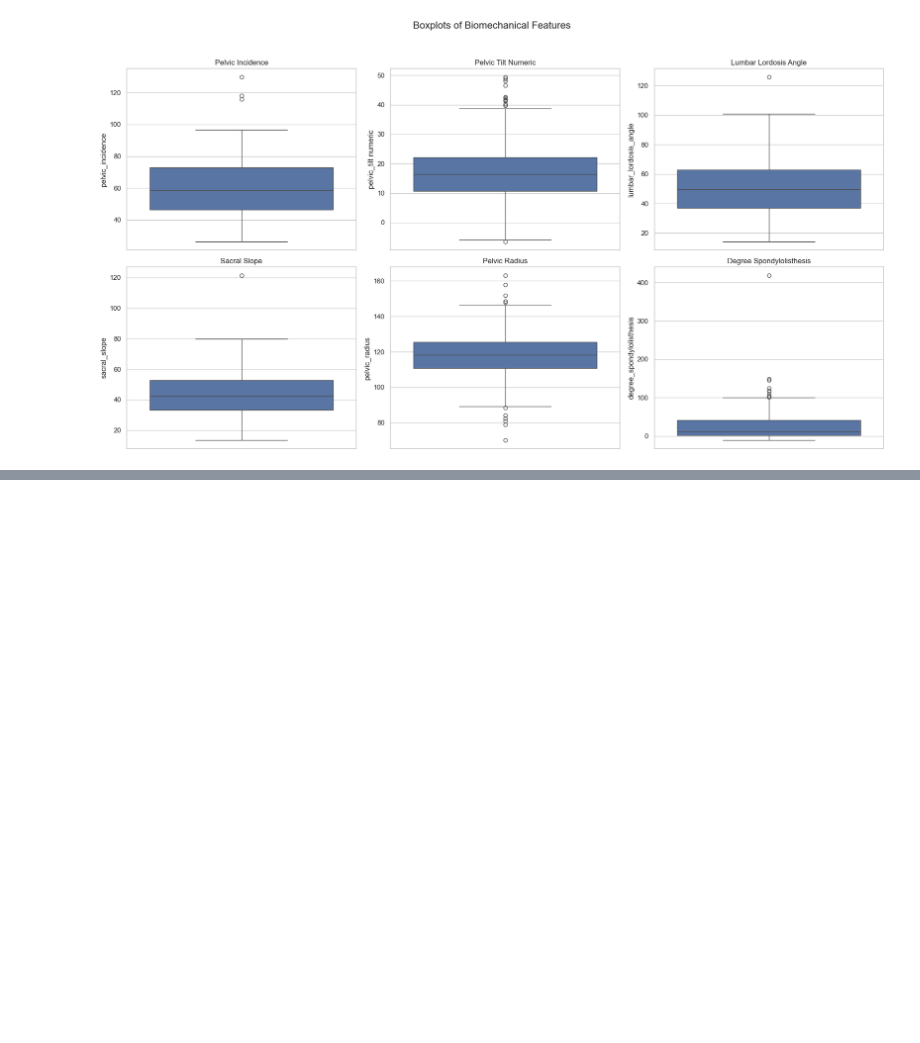
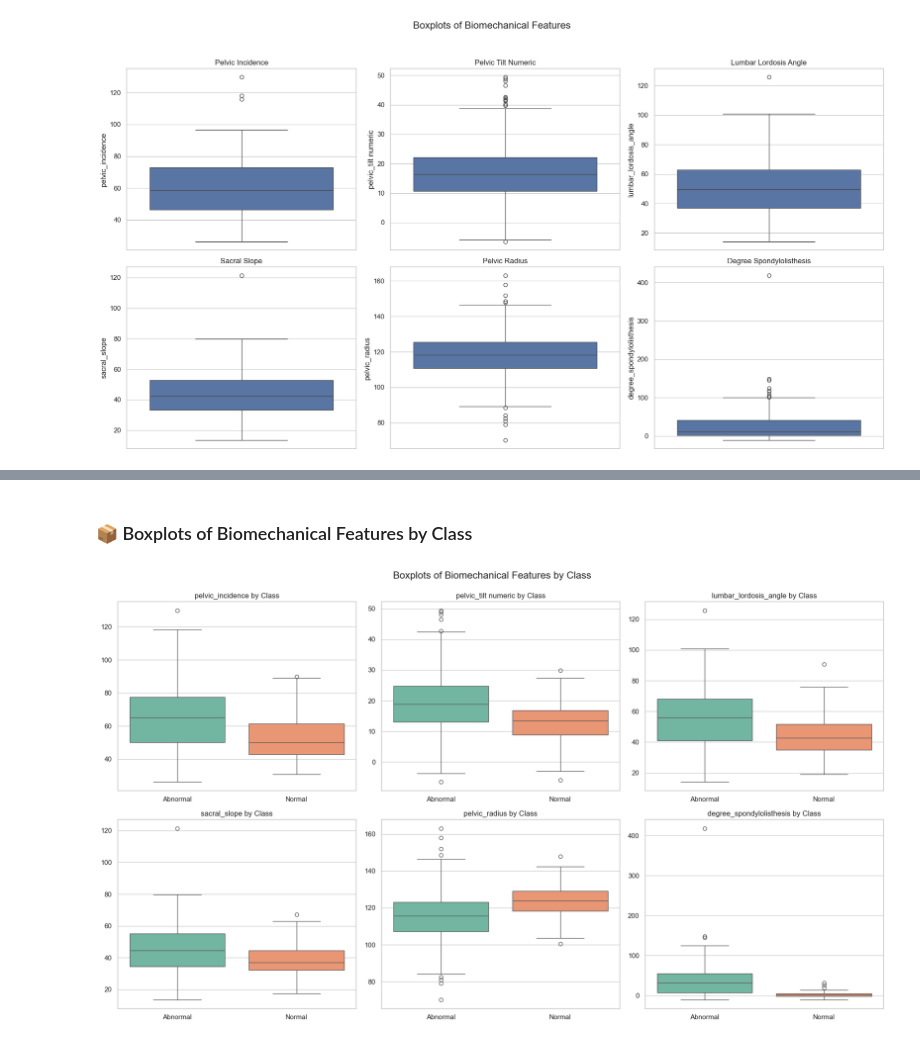
Before and after one commit to jackiecwv/SDS-CP033-spinescope, a Jupyter notebook: submissions/team-members/jackie-vescio/eda_spinescope_jackie.ipynb, the cells around one changed output, grey strips where cells are left out. Drawn from its saved outputs; the diff is of its cells as text; code cells hidden in the pictures; blank space fills up the shorter version.

```diff
--- a/submissions/team-members/jackie-vescio/eda_spinescope_jackie.ipynb
+++ b/submissions/team-members/jackie-vescio/eda_spinescope_jackie.ipynb
@@ -122,19 +136,0 @@ plt.show()
-# %%
-# Compare Feature Distributions by Class Using Boxplots
-# This will show how each biomechanical feature differs between the two patient classes: Normal vs Abnormal.
-# It will help to spot patterns and gain intuition about which features are most useful for classification.
-
-# Set up the plot grid
-plt.figure(figsize=(16, 10))
-feature_list = df.columns[:-1]  # All columns except 'class'
-
-for i, feature in enumerate(feature_list):
-    plt.subplot(2, 3, i + 1)
-    sns.boxplot(data=df, x='class', y=feature, hue='class', legend=False, palette=['#66c2a5', '#fc8d62'])
-    plt.title(f'{feature} by Class')
-    plt.xlabel('')
-    plt.ylabel(feature)
-
-plt.suptitle('Feature Distributions by Class', fontsize=16)
-plt.tight_layout(rect=[0, 0, 1, 0.96])
-plt.show()
@@ -159,0 +151,36 @@ Passing `palette` without assigning `hue` is deprecated and will be removed in v
+# %% [markdown]
+### 📦 Boxplots of Biomechanical Features by Class
+# %%
+import matplotlib.pyplot as plt
+import seaborn as sns
+
+# Compare Feature Distributions by Class Using Boxplots
+# This will show how each biomechanical feature differs between the two patient classes: Normal vs Abnormal.
+# It will help to spot patterns and gain intuition about which features are most useful for classification.
+
+# Suppress all warnings (just for cleaner output)
+import warnings
+warnings.filterwarnings("ignore")
+
+# Custom colors: green and orange
+custom_palette = {'Abnormal': '#66c2a5', 'Normal': '#fc8d62'}
+
+# Features to plot
+features = ['pelvic_incidence', 'pelvic_tilt numeric', 'lumbar_lordosis_angle',
+            'sacral_slope', 'pelvic_radius', 'degree_spondylolisthesis']
+
+# Plot
+plt.figure(figsize=(18, 10))
+for i, feature in enumerate(features):
+    plt.subplot(2, 3, i + 1)
+    sns.boxplot(data=df, x='class', y=feature, hue='class',
+                palette=custom_palette, legend=False)
+    plt.title(f'{feature} by Class')
+    plt.xlabel('')
+    plt.ylabel('')
+
+plt.tight_layout()
+plt.suptitle('Boxplots of Biomechanical Features by Class', fontsize=16, y=1.03)
+plt.show()
+# %% [output]
+[figure, added]
```
Also changed, not shown: parts of 24 cells of this notebook, 1 other file.
